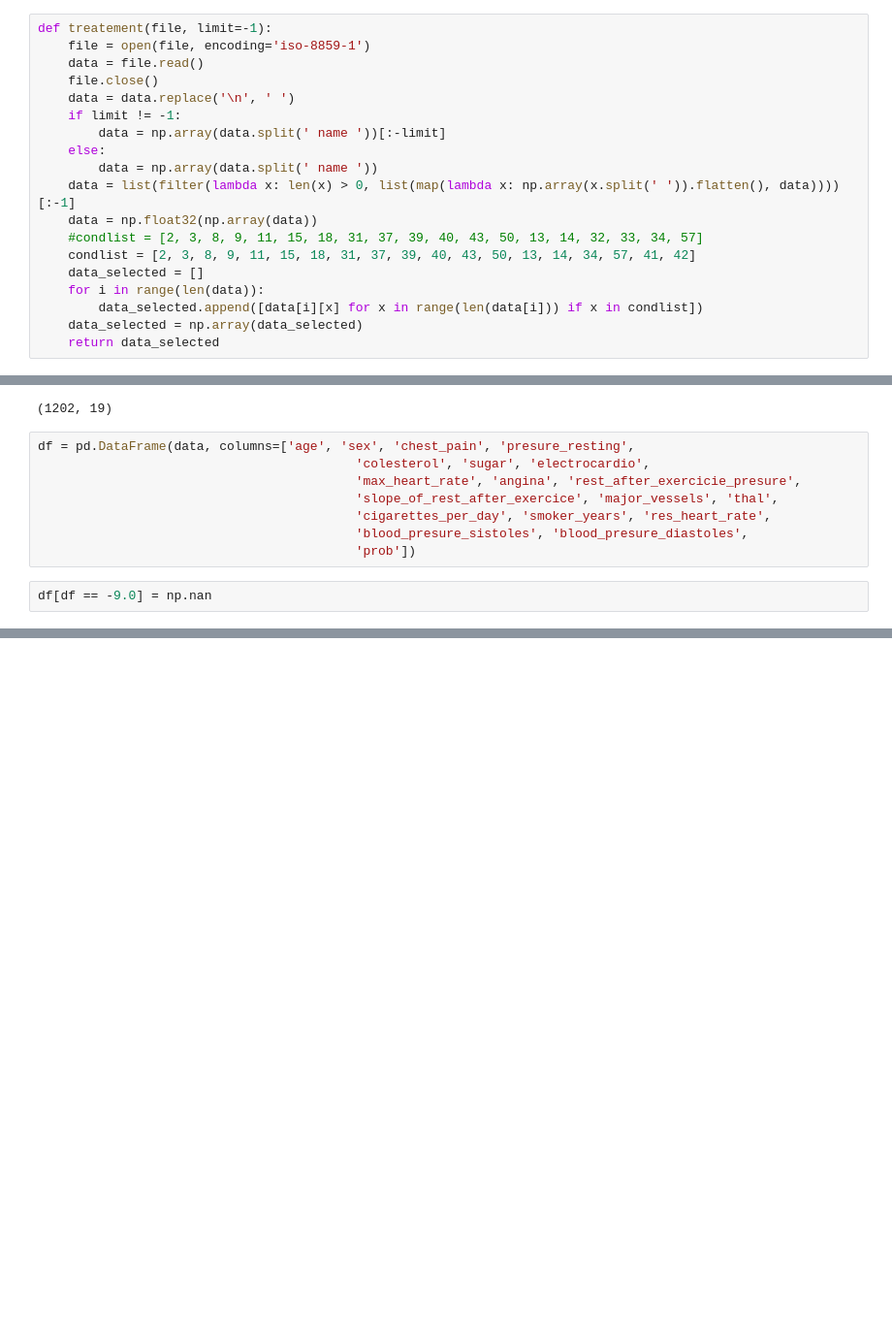
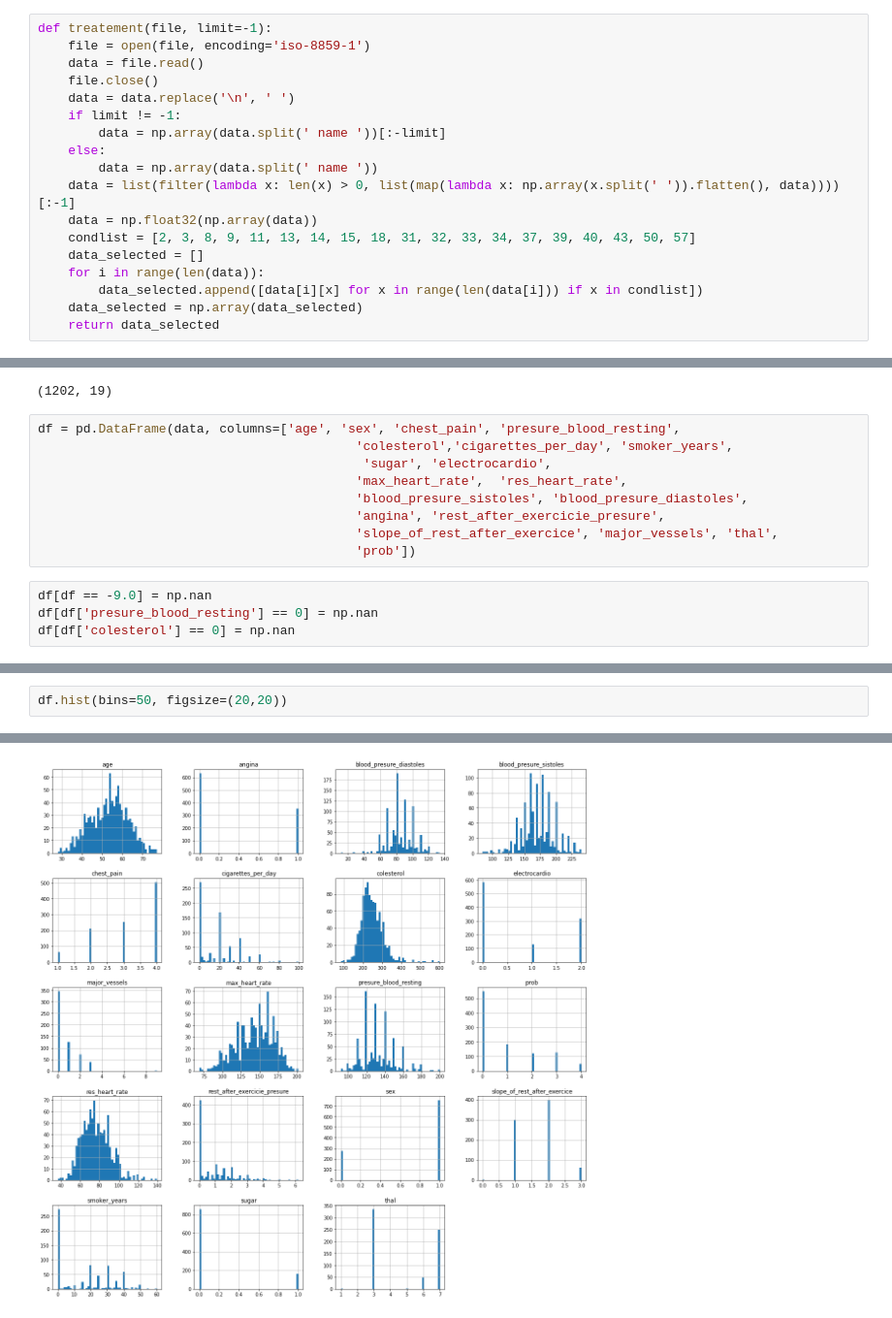
Before and after one commit to Asocsar/APA, a Jupyter notebook: script/APA_Trabajo.ipynb, the cells around one changed output, grey strips where cells are left out. Shown at 97% size. Saved outputs shown, nothing was run; the diff lists cells and outputs as text; blank space fills up the shorter version.

```diff
--- a/script/APA_Trabajo.ipynb
+++ b/script/APA_Trabajo.ipynb
@@ -25,8 +26,7 @@ def treatement(file, limit=-1):
         data = np.array(data.split(' name '))
     data = list(filter(lambda x: len(x) > 0, list(map(lambda x: np.array(x.split(' ')).flatten(), data))))[:-1]
     data = np.float32(np.array(data))
-    #condlist = [2, 3, 8, 9, 11, 15, 18, 31, 37, 39, 40, 43, 50, 13, 14, 32, 33, 34, 57]
-    condlist = [2, 3, 8, 9, 11, 15, 18, 31, 37, 39, 40, 43, 50, 13, 14, 34, 57, 41, 42]
+    condlist = [2, 3, 8, 9, 11, 13, 14, 15, 18, 31, 32, 33, 34, 37, 39, 40, 43, 50, 57]
     data_selected = []
     for i in range(len(data)):
         data_selected.append([data[i][x] for x in range(len(data[i])) if x in condlist])
@@ -45,15 +45,18 @@ data.shape
 # %% [output]
 (1202, 19)
 # %%
-df = pd.DataFrame(data, columns=['age', 'sex', 'chest_pain', 'presure_resting',
-                                          'colesterol', 'sugar', 'electrocardio',
-                                          'max_heart_rate', 'angina', 'rest_after_exercicie_presure',
+df = pd.DataFrame(data, columns=['age', 'sex', 'chest_pain', 'presure_blood_resting',
+                                          'colesterol','cigarettes_per_day', 'smoker_years',
+                                           'sugar', 'electrocardio',
+                                          'max_heart_rate',  'res_heart_rate',
+                                          'blood_presure_sistoles', 'blood_presure_diastoles',
+                                          'angina', 'rest_after_exercicie_presure',
                                           'slope_of_rest_after_exercice', 'major_vessels', 'thal',
-                                          'cigarettes_per_day', 'smoker_years', 'res_heart_rate',
-                                          'blood_presure_sistoles', 'blood_presure_diastoles',
                                           'prob'])
 # %%
 df[df == -9.0] = np.nan
+df[df['presure_blood_resting'] == 0] = np.nan
+df[df['colesterol'] == 0] = np.nan
 # %%
 for name in df.columns:
     print('\033[1m'+name+'\033[0;0m')
@@ -135,0 +99,3 @@ column prob :
+# %%
+df.hist(bins=50, figsize=(20,20))
+# %% [output]
@@ -135,0 +119 @@ column prob :
+[figure, added]
```
Also changed, not shown: parts of 9 cells of this notebook, 2 other files.
